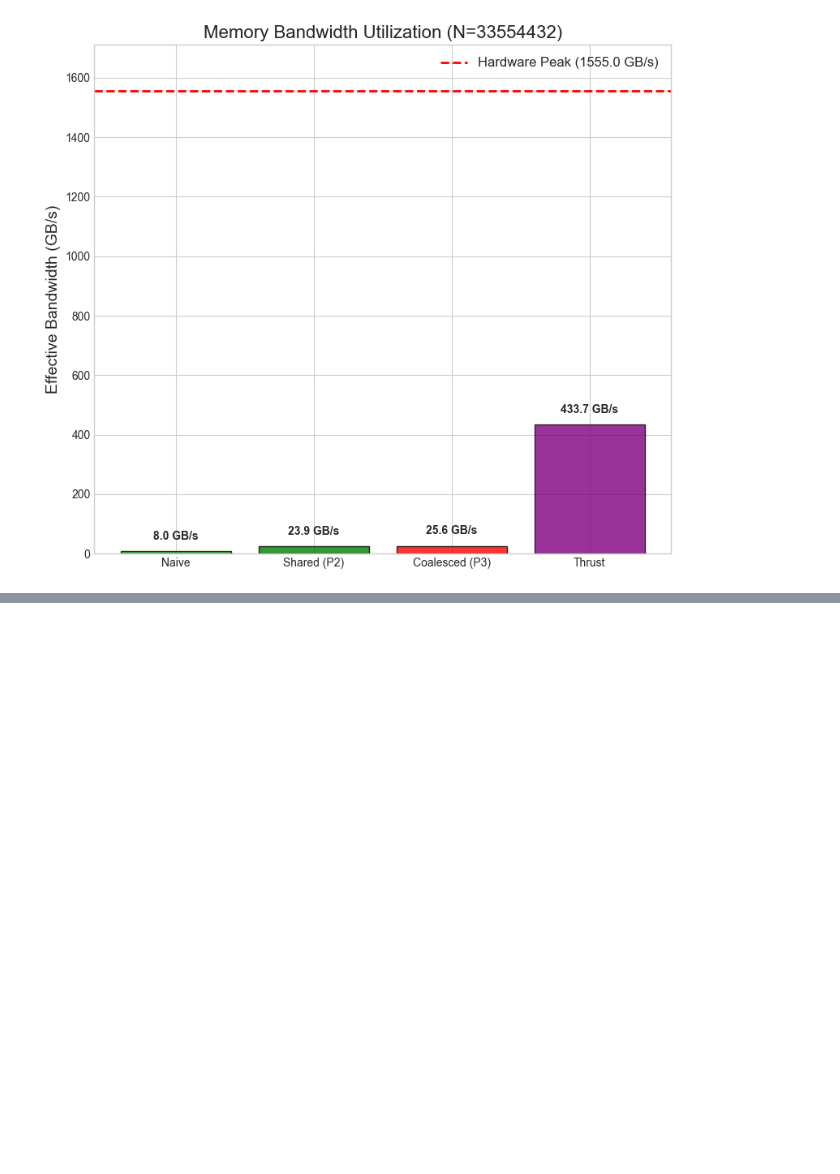
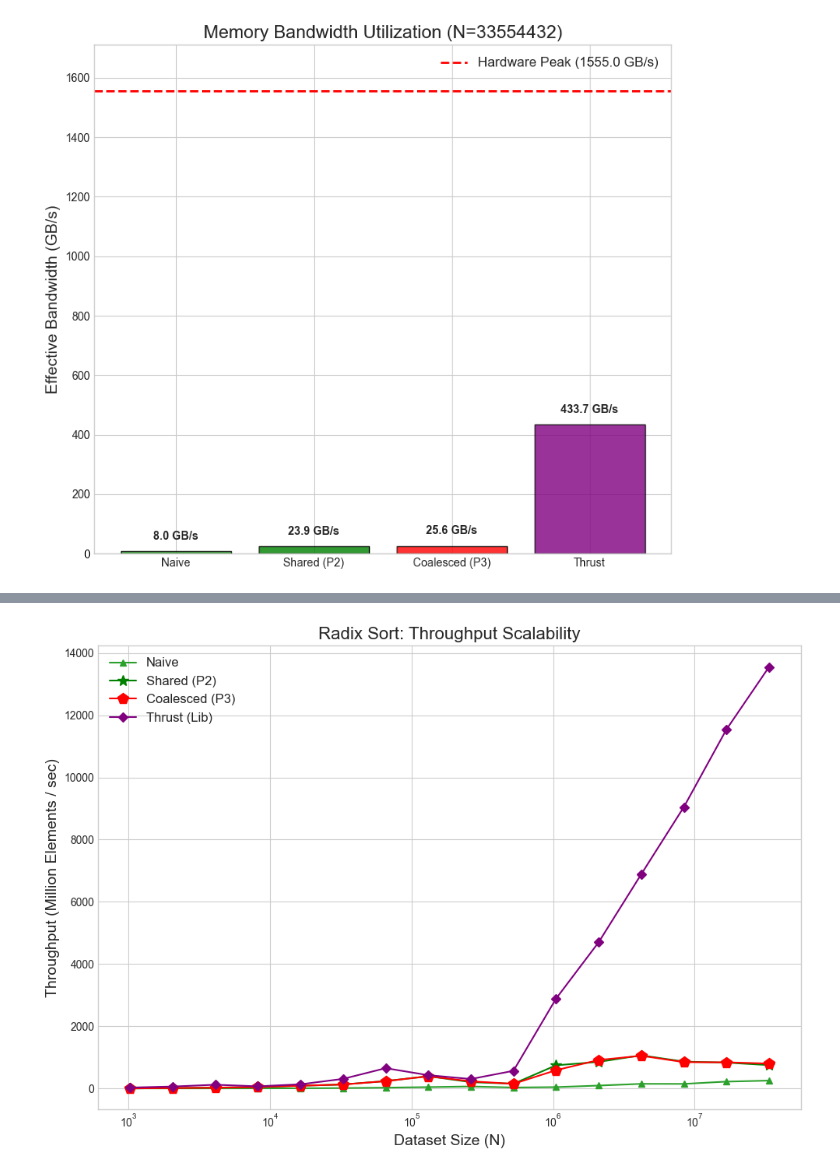
Before and after one commit to yuzhengwen/sc4064-gpu-project, a Jupyter notebook: visualization.ipynb, the cells around one changed output, grey strips where cells are left out. Drawn from its saved outputs; the diff is of its cells as text; code cells hidden in the pictures; blank space fills up the shorter version.

```diff
--- a/visualization.ipynb
+++ b/visualization.ipynb
@@ -270,0 +273,26 @@ plt.show()
+# %%
+fig, ax = plt.subplots(figsize=(10, 7))
+
+# Calculate Throughput: Million Elements per Second (MElem/s)
+df['Thru_Naive'] = (df['Size'] / (df['GPU_Naive_ms'] / 1000.0)) / 1e6
+df['Thru_P2'] = (df['Size'] / (df['GPU_P2_Opt_ms'] / 1000.0)) / 1e6
+df['Thru_P3'] = (df['Size'] / (df['GPU_P3_Opt_ms'] / 1000.0)) / 1e6
+df['Thru_Thrust'] = (df['Size'] / (df['GPU_Thrust_ms'] / 1000.0)) / 1e6
+
+# Plot the throughput
+ax.plot(df['Size'], df['Thru_Naive'], marker='^', label='Naive', color='#2ca02c')
+ax.plot(df['Size'], df['Thru_P2'], marker='*', markersize=10, label='Shared (P2)', color='green')
+ax.plot(df['Size'], df['Thru_P3'], marker='p', markersize=10, label='Coalesced (P3)', color='red')
+ax.plot(df['Size'], df['Thru_Thrust'], marker='D', label='Thrust (Lib)', color='purple')
+
+ax.set_xscale('log')
+# Keeping Y-axis linear is standard for throughput to show the "plateau" as the GPU fills up
+ax.set_xlabel('Dataset Size (N)', fontsize=14)
+ax.set_ylabel('Throughput (Million Elements / sec)', fontsize=14)
+ax.set_title('Radix Sort: Throughput Scalability', fontsize=16)
+ax.legend(fontsize=12)
+
+plt.tight_layout()
+plt.show()
+# %% [output]
+[figure, added]
```
Also changed, not shown: parts of 5 cells of this notebook, 9 other files.
